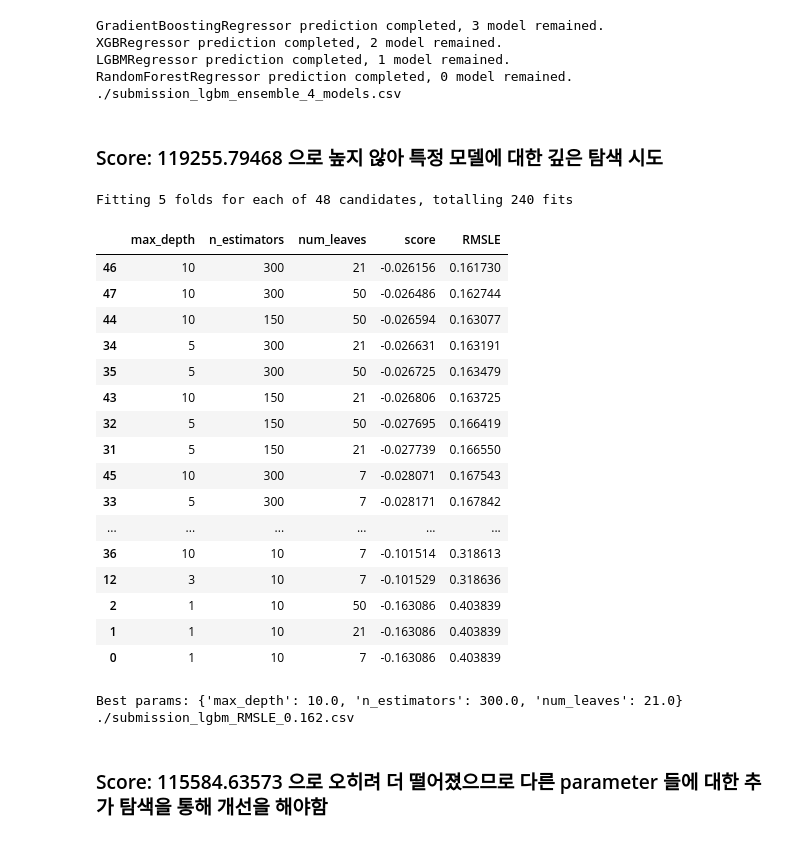
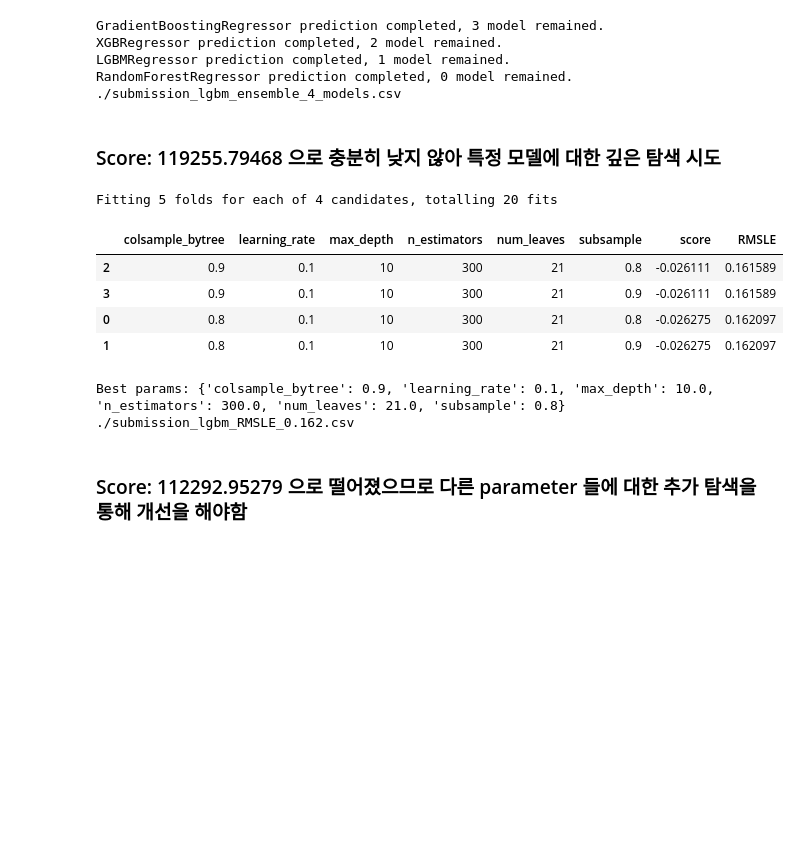
Before and after one commit to yeonseokChoe/aiffeltutorials, a Jupyter notebook: Exploration_RS5/Project3/Project3_Kaggle_tutorials.ipynb, the cells around one changed output. Saved outputs shown, nothing was run; the diff lists cells and outputs as text; code cells hidden in the pictures; blank space fills up the shorter version.

```diff
--- a/Exploration_RS5/Project3/Project3_Kaggle_tutorials.ipynb
+++ b/Exploration_RS5/Project3/Project3_Kaggle_tutorials.ipynb
@@ -270,7 +270,7 @@ def my_GridSearch(model, train, y, param_grid, verbose=2, n_jobs=5):
 
   results['RMSLE'] = results['score'].apply(lambda x:  np.sqrt(-1 * x) )
 
-  return results.sort_values('RMSLE')
+  return results.sort_values('RMSLE'), gv
 # %% [markdown]
 **결과 저장을 위한 함수**
 # %%
@@ -345,45 +346,44 @@ LGBMRegressor prediction completed, 1 model remained.
 RandomForestRegressor prediction completed, 0 model remained.
 ./submission_lgbm_ensemble_4_models.csv
 # %% [markdown]
-### Score: 119255.79468 으로 높지 않아 특정 모델에 대한 깊은 탐색 시도
+### Score: 119255.79468 으로 충분히 낮지 않아 특정 모델에 대한 깊은 탐색 시도
 # %%
 # LGBM의 성능이 가장 좋으므로 이에대한 best params 검색
 # %%
 # 여러가지 pramater 설정
 
+# param_grid = {
+#     # 'num_leaves': [7, 21, 50],
+#     # 'max_depth': [1, 3, 5, 10],
+#     # 'n_estimators': [10, 50, 150, 300],
+# }
+
+# 좋은 값을 토대로 추가로 변경해가면서 탐색 진
+
 param_grid = {
-    'num_leaves': [7, 21, 50],
-    'max_depth': [1, 3, 5, 10],
-    'n_estimators': [10, 50, 150, 300],
+    'num_leaves':[21],
+    'max_depth': [10],
+    'n_estimators': [300],
+    'learning_rate' : [0.1],
+    'colsample_bytree': [0.8, 0.9],
+    'subsample': [0.8, 0.9,],
 }
 # %%
 model = LGBMRegressor(random_state=random_state)
 
-res = my_GridSearch(model, train, y, param_grid, verbose=2, n_jobs=5)
+res, gv = my_GridSearch(model, train, y, param_grid, verbose=2, n_jobs=5)
 res
 # %% [output]
-Fitting 5 folds for each of 48 candidates, totalling 240 fits
+Fitting 5 folds for each of 4 candidates, totalling 20 fits
-|  | max_depth | n_estimators | num_leaves | score | RMSLE |
-| 46 | 10 | 300 | 21 | -0.026156 | 0.161730 |
-| 47 | 10 | 300 | 50 | -0.026486 | 0.162744 |
-| 44 | 10 | 150 | 50 | -0.026594 | 0.163077 |
-| 34 | 5 | 300 | 21 | -0.026631 | 0.163191 |
-| 35 | 5 | 300 | 50 | -0.026725 | 0.163479 |
-| 43 | 10 | 150 | 21 | -0.026806 | 0.163725 |
-| 32 | 5 | 150 | 50 | -0.027695 | 0.166419 |
-| 31 | 5 | 150 | 21 | -0.027739 | 0.166550 |
-| 45 | 10 | 300 | 7 | -0.028071 | 0.167543 |
-| 33 | 5 | 300 | 7 | -0.028171 | 0.167842 |
-| ... | ... | ... | ... | ... | ... |
-| 36 | 10 | 10 | 7 | -0.101514 | 0.318613 |
-| 12 | 3 | 10 | 7 | -0.101529 | 0.318636 |
-| 2 | 1 | 10 | 50 | -0.163086 | 0.403839 |
-| 1 | 1 | 10 | 21 | -0.163086 | 0.403839 |
-| 0 | 1 | 10 | 7 | -0.163086 | 0.403839 |
+|  | colsample_bytree | learning_rate | max_depth | n_estimators | num_leaves | subsample | score | RMSLE |
+| 2 | 0.9 | 0.1 | 10 | 300 | 21 | 0.8 | -0.026111 | 0.161589 |
+| 3 | 0.9 | 0.1 | 10 | 300 | 21 | 0.9 | -0.026111 | 0.161589 |
+| 0 | 0.8 | 0.1 | 10 | 300 | 21 | 0.8 | -0.026275 | 0.162097 |
+| 1 | 0.8 | 0.1 | 10 | 300 | 21 | 0.9 | -0.026275 | 0.162097 |
 # %%
-prep_submission(model, res, train, y, test, 'lgbm')
+prep_submission(model, gv, res, train, y, test, 'lgbm')
 # %% [output]
-Best params: {'max_depth': 10.0, 'n_estimators': 300.0, 'num_leaves': 21.0}
+Best params: {'colsample_bytree': 0.9, 'learning_rate': 0.1, 'max_depth': 10.0, 'n_estimators': 300.0, 'num_leaves': 21.0, 'subsample': 0.8}
 ./submission_lgbm_RMSLE_0.162.csv
 # %% [markdown]
-### Score: 115584.63573 으로 오히려 더 떨어졌으므로 다른 parameter 들에 대한 추가 탐색을 통해 개선을 해야함
+### Score: 112292.95279 으로 떨어졌으므로 다른 parameter 들에 대한 추가 탐색을 통해 개선을 해야함
```
Also changed, not shown: parts of 1 cell of this notebook.
